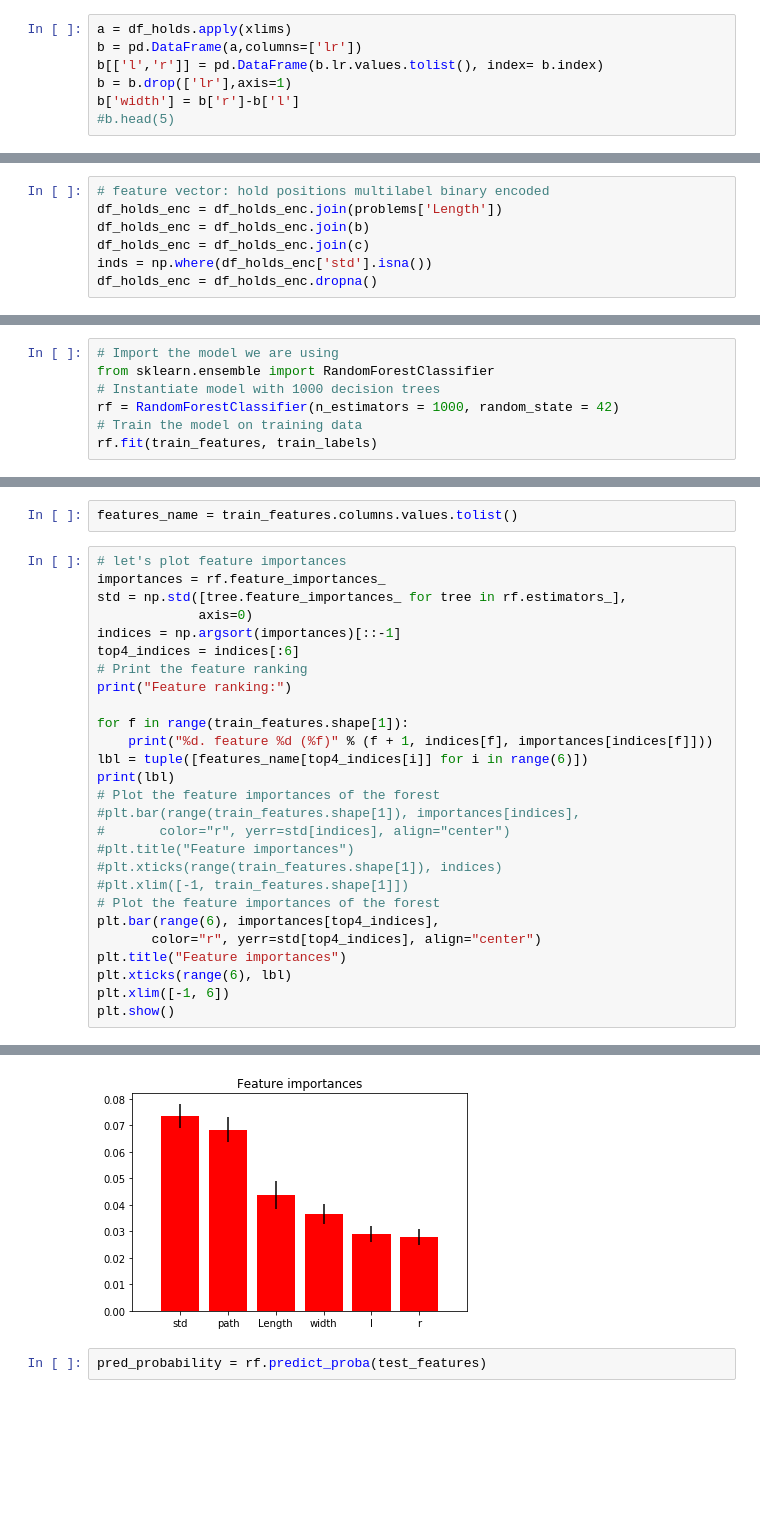
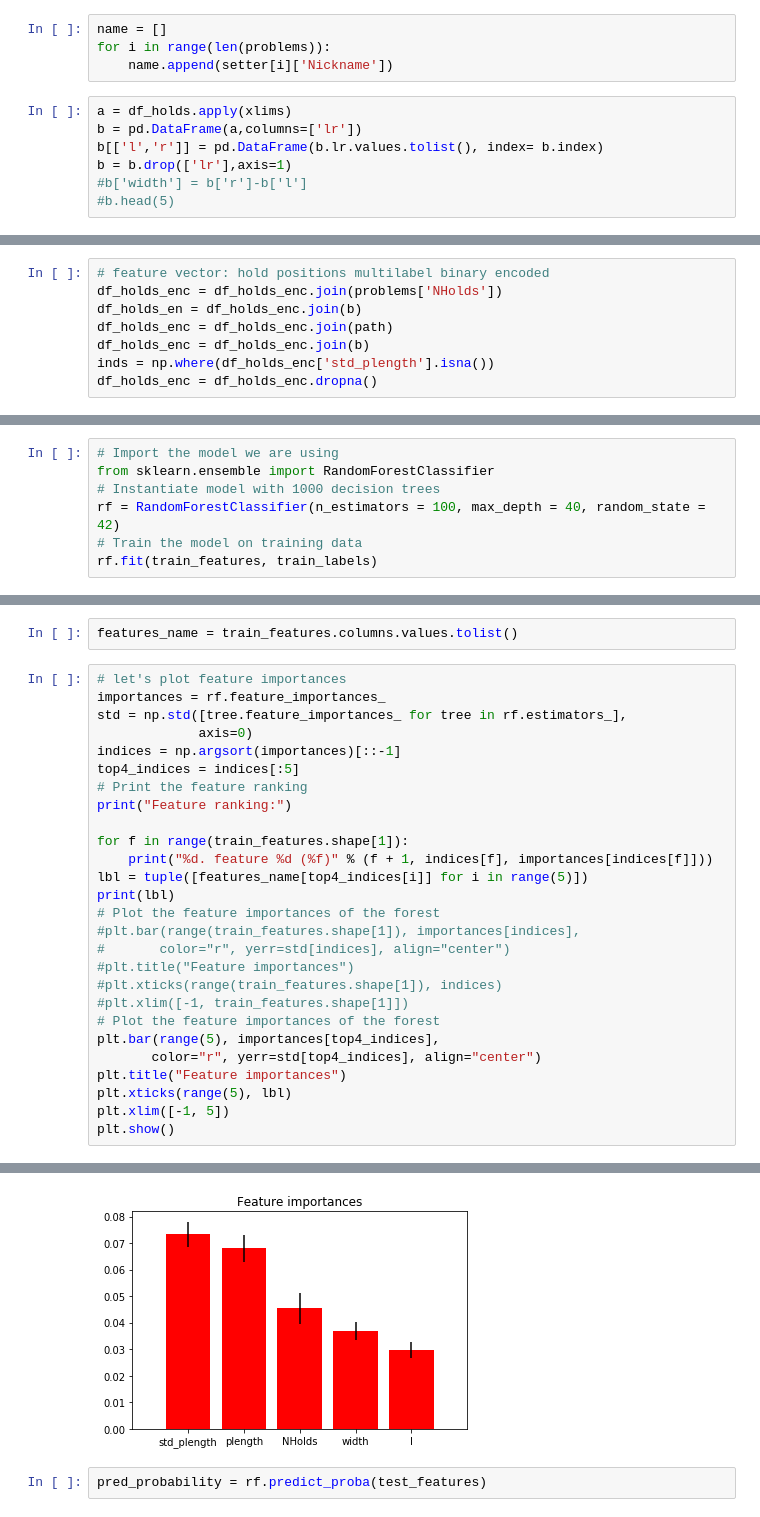
Before and after one commit to jee1213/BoulderingGrade, a Jupyter notebook: MoonBoard_GradePrediction.ipynb, the cells around one changed output, grey strips where cells are left out. Saved outputs shown, nothing was run; the diff lists cells and outputs as text; blank space fills up the shorter version.

```diff
--- a/MoonBoard_GradePrediction.ipynb
+++ b/MoonBoard_GradePrediction.ipynb
@@ -296,7 +330,11 @@ c.tail(5)
+# %%
+name = []
+for i in range(len(problems)):
+    name.append(setter[i]['Nickname'])
 # %%
 a = df_holds.apply(xlims)
 b = pd.DataFrame(a,columns=['lr'])
 b[['l','r']] = pd.DataFrame(b.lr.values.tolist(), index= b.index)
 b = b.drop(['lr'],axis=1)
-b['width'] = b['r']-b['l']
+#b['width'] = b['r']-b['l']
 #b.head(5)
@@ -336,8 +358,9 @@ df_holds_enc = pd.DataFrame(mlb.fit_transform(df_holds), columns=mlb_class)
 #                          index=df.index))
 # %%
 # feature vector: hold positions multilabel binary encoded
-df_holds_enc = df_holds_enc.join(problems['Length'])
+df_holds_enc = df_holds_enc.join(problems['NHolds'])
+df_holds_en = df_holds_enc.join(b)
+df_holds_enc = df_holds_enc.join(path)
 df_holds_enc = df_holds_enc.join(b)
-df_holds_enc = df_holds_enc.join(c)
-inds = np.where(df_holds_enc['std'].isna())
+inds = np.where(df_holds_enc['std_plength'].isna())
 df_holds_enc = df_holds_enc.dropna()
@@ -432,7 +465,7 @@ from sklearn.metrics import precision_score
 # Import the model we are using
 from sklearn.ensemble import RandomForestClassifier
 # Instantiate model with 1000 decision trees
-rf = RandomForestClassifier(n_estimators = 1000, random_state = 42)
+rf = RandomForestClassifier(n_estimators = 100, max_depth = 40, random_state = 42)
 # Train the model on training data
 rf.fit(train_features, train_labels)
 # %% [output]
@@ -450,13 +549,13 @@ importances = rf.feature_importances_
 std = np.std([tree.feature_importances_ for tree in rf.estimators_],
              axis=0)
 indices = np.argsort(importances)[::-1]
-top4_indices = indices[:6]
+top4_indices = indices[:5]
 # Print the feature ranking
 print("Feature ranking:")
 
 for f in range(train_features.shape[1]):
     print("%d. feature %d (%f)" % (f + 1, indices[f], importances[indices[f]]))
-lbl = tuple([features_name[top4_indices[i]] for i in range(6)])
+lbl = tuple([features_name[top4_indices[i]] for i in range(5)])
 print(lbl)
 # Plot the feature importances of the forest
 #plt.bar(range(train_features.shape[1]), importances[indices],
@@ -465,11 +564,11 @@ print(lbl)
 #plt.xticks(range(train_features.shape[1]), indices)
 #plt.xlim([-1, train_features.shape[1]])
 # Plot the feature importances of the forest
-plt.bar(range(6), importances[top4_indices],
+plt.bar(range(5), importances[top4_indices],
        color="r", yerr=std[top4_indices], align="center")
 plt.title("Feature importances")
-plt.xticks(range(6), lbl)
-plt.xlim([-1, 6])
+plt.xticks(range(5), lbl)
+plt.xlim([-1, 5])
 plt.show()
 # %% [output]
 Feature ranking:
@@ -492,4 +591,4 @@ Feature ranking:
-[figure, old version]
+[figure, new version]
 # %%
 pred_probability = rf.predict_proba(test_features)
 # %%
```
Also changed, not shown: parts of 91 cells of this notebook, 8 other files.
